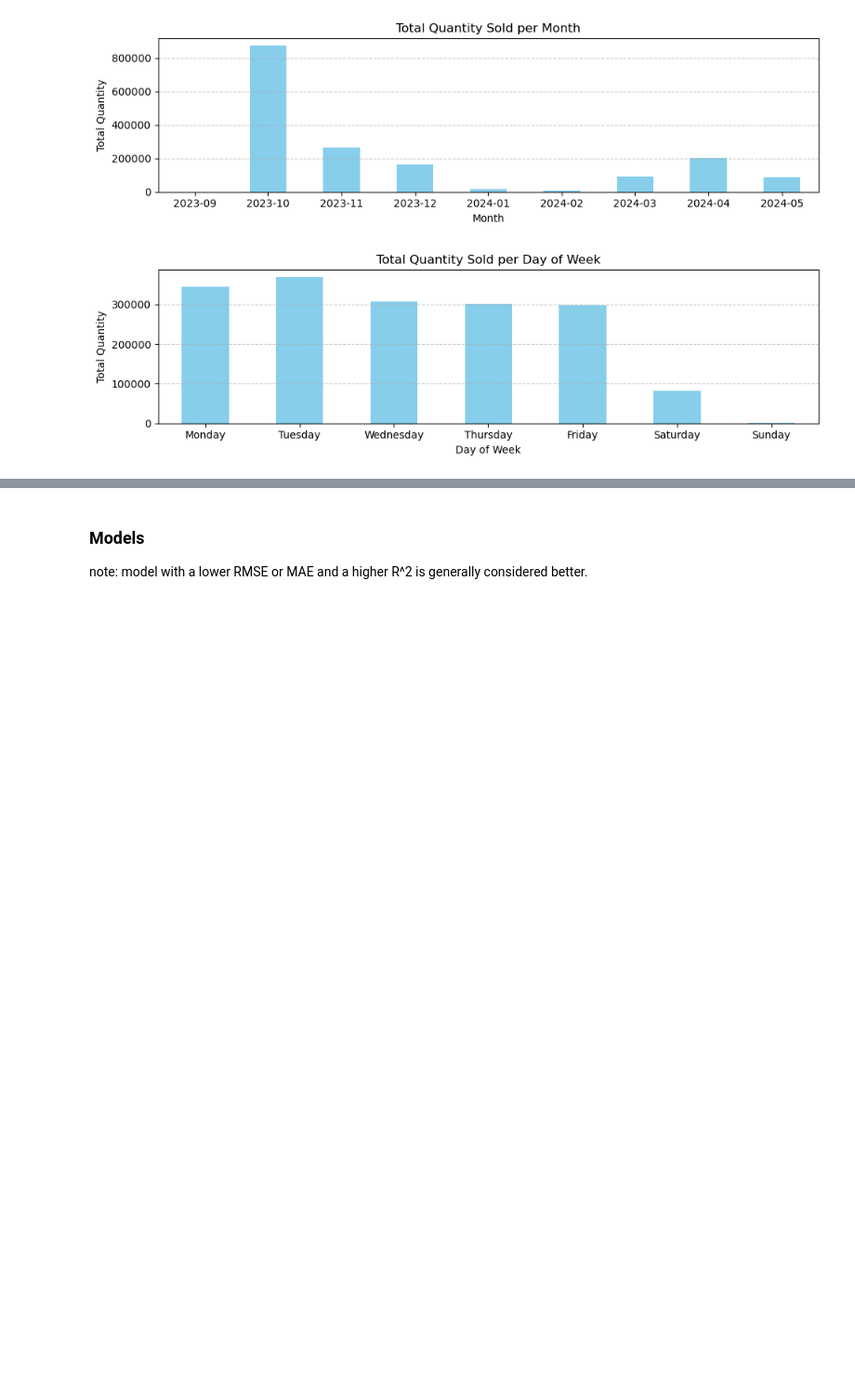
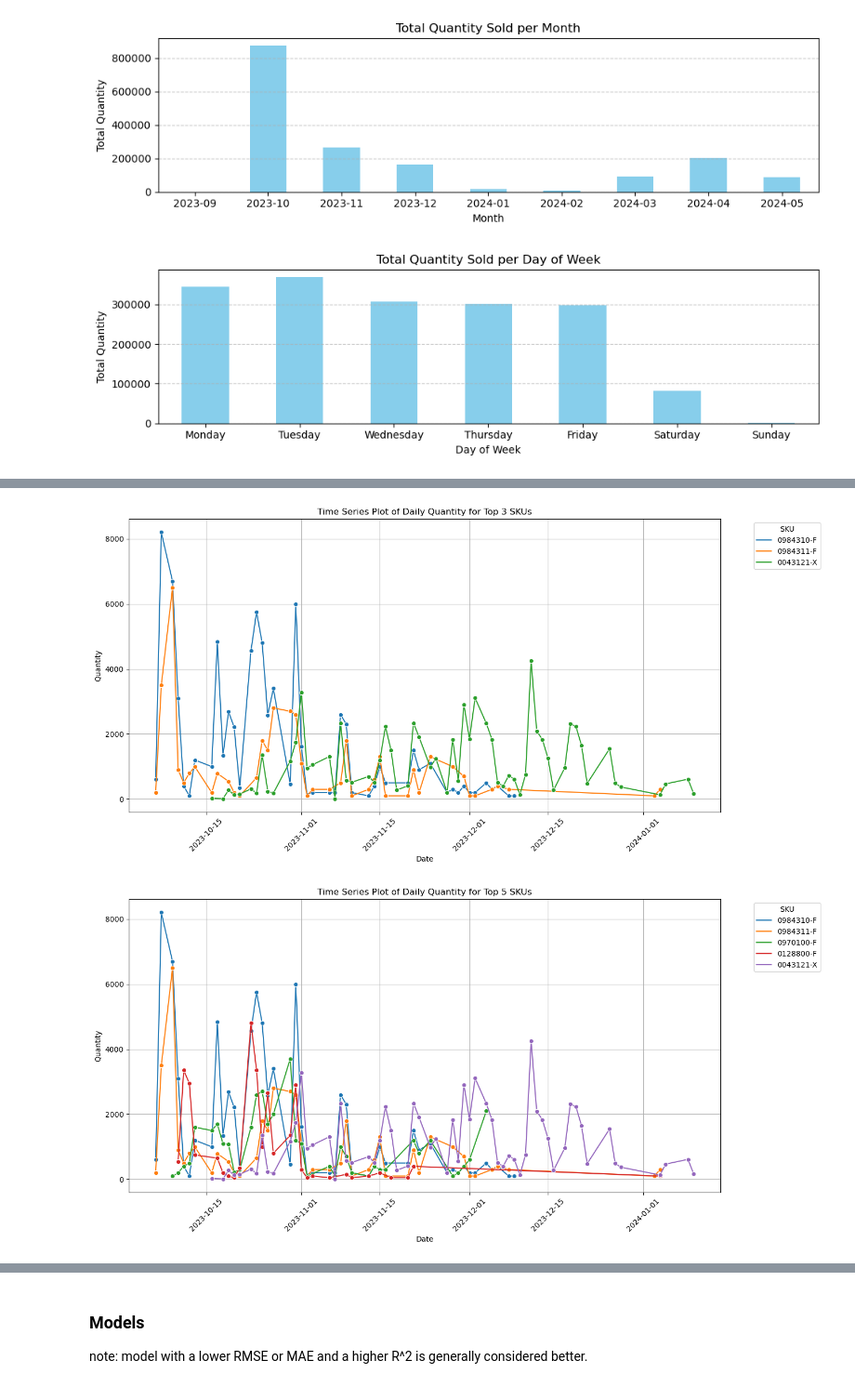
Before and after one commit to hitomi1104/Inventory-Demand-Forecasting, a Jupyter notebook: WFF/EDA&Models.ipynb, the cells around one changed output, grey strips where cells are left out. Shown: that part at 93% size. Drawn from its saved outputs; the diff is of its cells as text; code cells hidden in the pictures; blank space fills up the shorter version.

```diff
--- a/WFF/EDA&Models.ipynb
+++ b/WFF/EDA&Models.ipynb
@@ -323,0 +350,33 @@ wdefr
+# %%
+import pandas as pd
+import matplotlib.pyplot as plt
+import seaborn as sns
+
+def plot_top_skus_time_series(data, top_n):
+    total_quantity_by_sku = data.groupby('Sku')['Quantity'].sum().reset_index()
+    top_skus = total_quantity_by_sku.nlargest(top_n, 'Quantity')['Sku']
+
+
+    top_skus_data = data[data['Sku'].isin(top_skus)]
+
+    top_skus_data['Date'] = top_skus_data['Created'].dt.date
+    daily_totals = top_skus_data.groupby(['Date', 'Sku'])['Quantity'].sum().reset_index()
+
+    # Plot the time series for top N SKUs
+    plt.figure(figsize=(14, 7))
+    sns.lineplot(x='Date', y='Quantity', hue='Sku', data=daily_totals, marker='o')
+    plt.title(f'Time Series Plot of Daily Quantity for Top {top_n} SKUs')
+    plt.xlabel('Date')
+    plt.ylabel('Quantity')
+    plt.xticks(rotation=45)
+    plt.grid(True)
+    plt.legend(title='SKU', bbox_to_anchor=(1.05, 1), loc='upper left')
+    plt.tight_layout()
+    plt.show()
+
+
+plot_top_skus_time_series(df, top_n=3)
+plot_top_skus_time_series(df, top_n=5)
+# %% [output]
+[figure, added]
+[figure, added]
```
Also changed, not shown: parts of 13 cells of this notebook.
